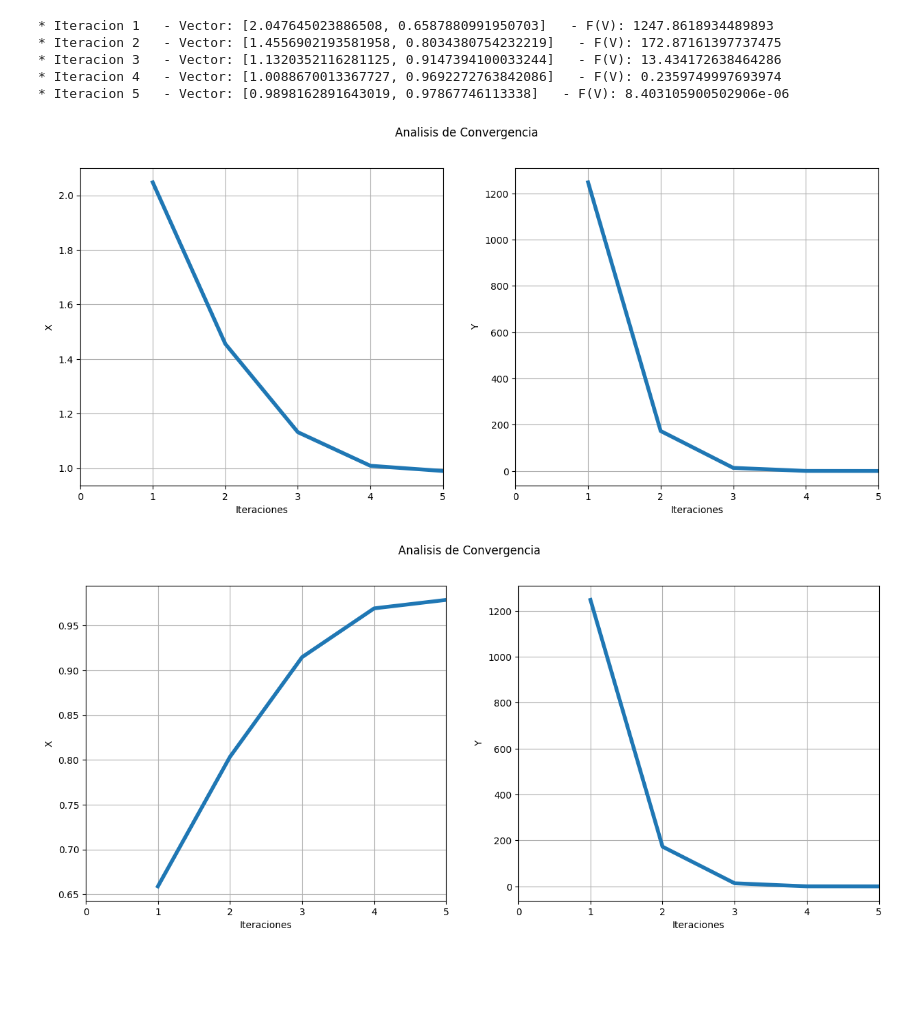
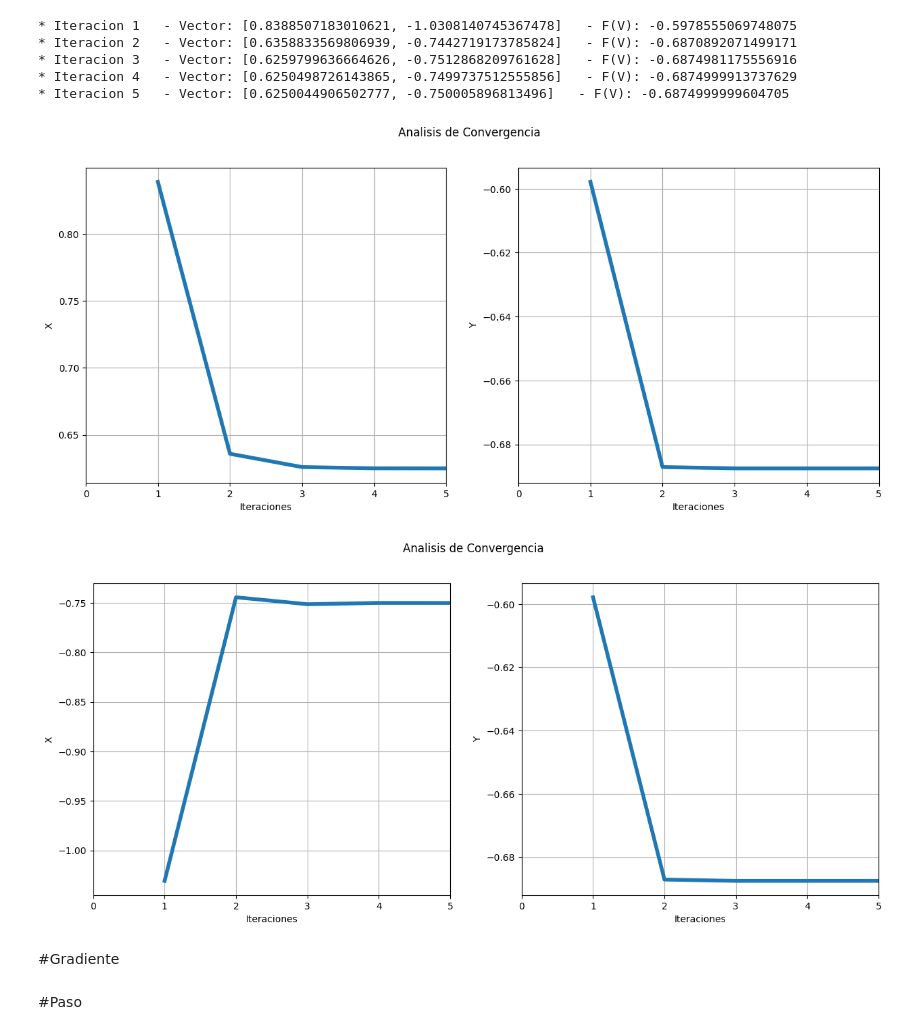
Before and after one commit to VictorHugoMartinezHuicochea/Optimizacion, a Jupyter notebook: MetodoDescenso.ipynb, the cells around one changed output. Drawn from its saved outputs; the diff is of its cells as text; code cells hidden in the pictures; blank space fills up the shorter version.

```diff
--- a/MetodoDescenso.ipynb
+++ b/MetodoDescenso.ipynb
@@ -7,24 +28,26 @@ import copy
 # %%
-numvar=2
 Inic=0
 vector=[3,0.5]
+
+#Funcion Mods
+numvar=2
 x=sympy.symbols('x')
 y=sympy.symbols('y')
-
 namevar=['x','y']
 
-"""for i in range(0,numvar):
-  namevar[i]=sympy.symbols(namevar[i])"""
+
+#f=100*(y-x**2)**2-(1-x)**2
+f=2*x**2+2*x*y+(3/2)*y**2-x+y
 
 
-f=100*(y-x**2)**2-(1-x)**2
+
 TF=100
 TG=100
 
 Contador=0
 Registrox=[]
 Registroy=[]
-while(TF>0.01 and TG>0.01):
+while(np.abs(TF)>0.001 and TG>0.001):
   TF=0
   TG=0
 
@@ -40,41 +63,42 @@ while(TF>0.01 and TG>0.01):
 
   #Sacamos al nuevo vector
   for i in range(0,numvar):
     vector[i]=vector[i]+x*EvalGrad[i]
 
 
 
   #Obtenemos la norma del gradiente
   for i in range(0,numvar):
     TG+=EvalGrad[i]**2
 
   TG=np.sqrt(TG)
 
   #Obtenemos el evaluado del vector
   Fev=f
   for i in range(0,numvar):
     Fev=Fev.subs(namevar[i],vector[i])
 
 
   TF=float(Fev)
 
-
   #Agregamos a registro
   Contador+=1
   Registrox.append([Contador,vector[0],TF])
   Registroy.append([Contador,vector[1],TF])
   print("* Iteracion",Contador,"  - Vector:",vector,"  - F(V):",float(TF))
 
 Evaluacion(Registrox)
 Evaluacion(Registroy)
 # %% [output]
-* Iteracion 1   - Vector: [2.047645023886508, 0.6587880991950703]   - F(V): 1247.8618934489893
-* Iteracion 2   - Vector: [1.4556902193581958, 0.8034380754232219]   - F(V): 172.87161397737475
-* Iteracion 3   - Vector: [1.1320352116281125, 0.9147394100033244]   - F(V): 13.434172638464286
-* Iteracion 4   - Vector: [1.0088670013367727, 0.9692272763842086]   - F(V): 0.2359749997693974
-* Iteracion 5   - Vector: [0.9898162891643019, 0.97867746113338]   - F(V): 8.403105900502906e-06
+* Iteracion 1   - Vector: [0.8388507183010621, -1.0308140745367478]   - F(V): -0.5978555069748075
+* Iteracion 2   - Vector: [0.6358833569806939, -0.7442719173785824]   - F(V): -0.6870892071499171
+* Iteracion 3   - Vector: [0.6259799636664626, -0.7512868209761628]   - F(V): -0.6874981175556916
+* Iteracion 4   - Vector: [0.6250498726143865, -0.7499737512555856]   - F(V): -0.6874999913737629
+* Iteracion 5   - Vector: [0.6250044906502777, -0.750005896813496]   - F(V): -0.6874999999604705
-[figure, old version]
+[figure, new version]
-[figure, old version]
+[figure, new version]
+# %% [markdown]
+#Gradiente
 # %%
 
 def Gradiente(vector):
@@ -95,6 +119,8 @@ def Gradiente(vector):
 
 
     return grad
+# %% [markdown]
+#Paso
 # %%
 def Paso(Grad,Vector,Inic):
   a=sympy.symbols('a')
```
Also changed, not shown: parts of 3 cells of this notebook, 1 other file.
